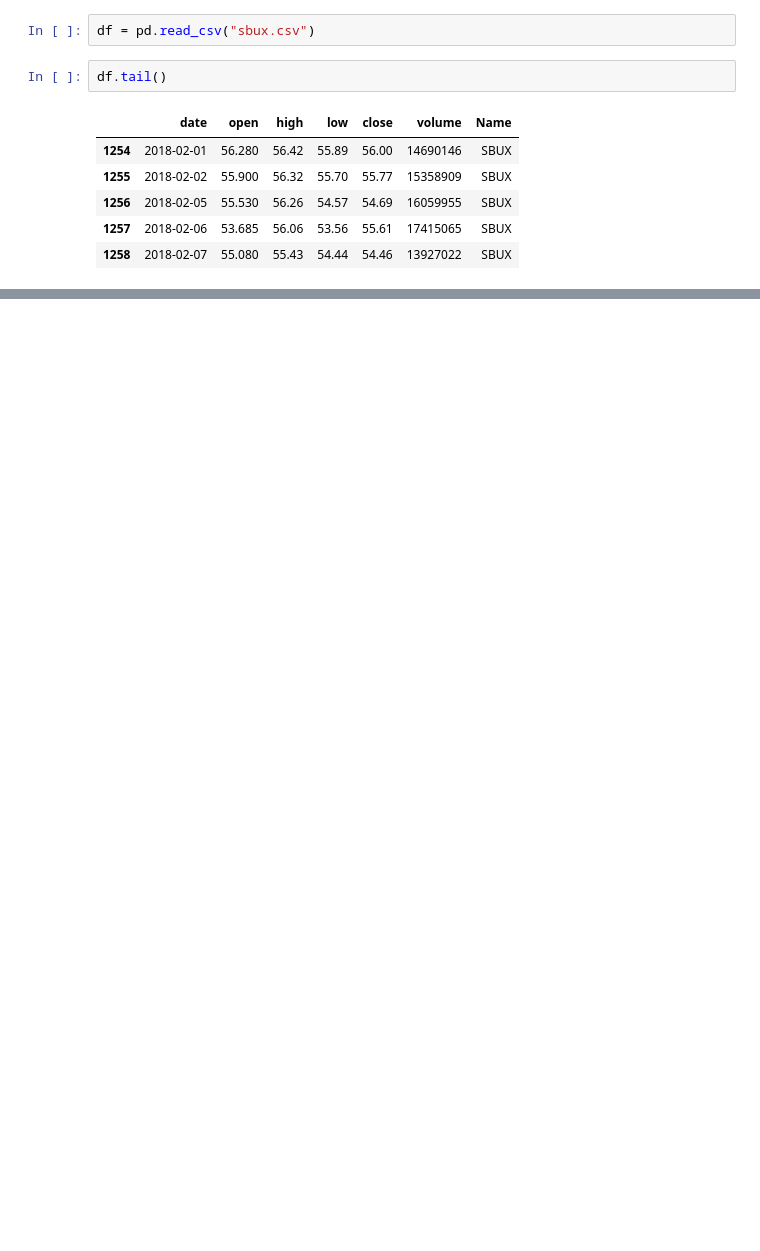
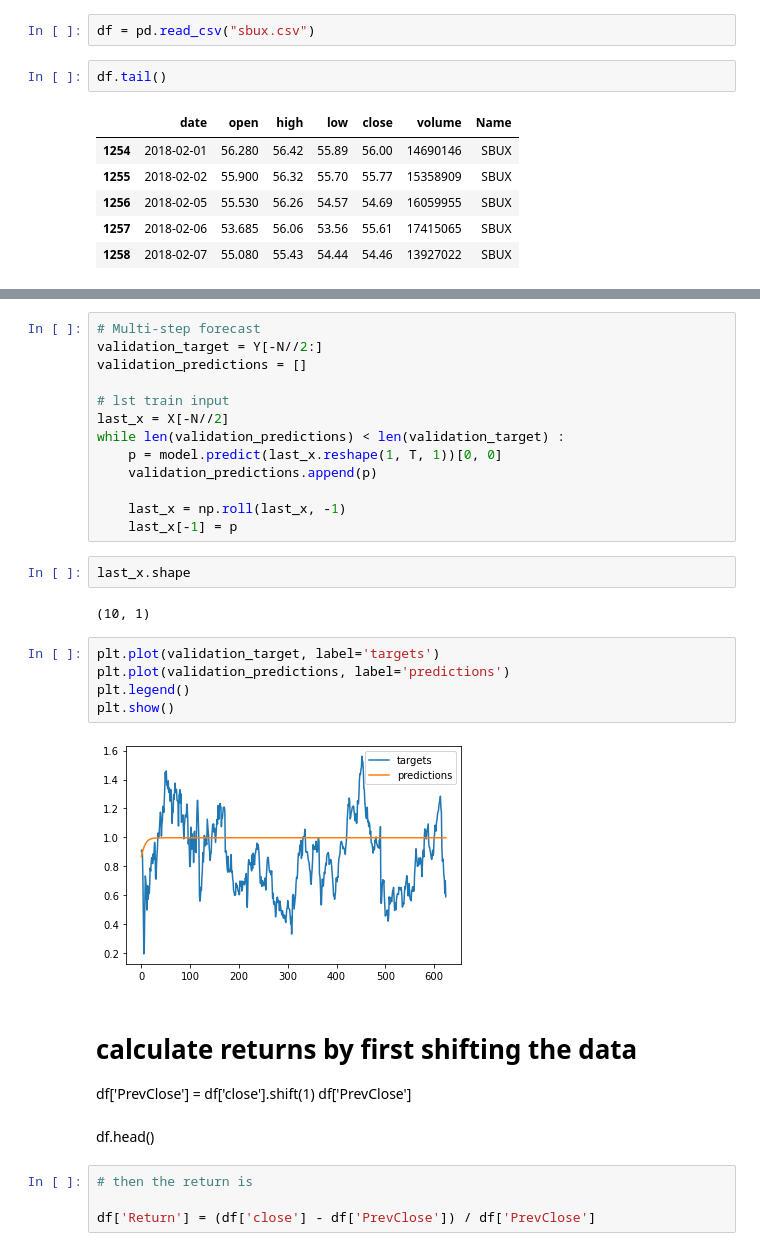
Before and after one commit to sener7106/NLP_study, a Jupyter notebook: 20220317/LSTM_stock.ipynb, the cells around one changed output, grey strips where cells are left out. Cells and saved outputs as stored; diff of their text form; blank space fills up the shorter version.

```diff
--- a/20220317/LSTM_stock.ipynb
+++ b/20220317/LSTM_stock.ipynb
@@ -20,0 +136,34 @@ df.tail()
+# %%
+# Multi-step forecast
+validation_target = Y[-N//2:]
+validation_predictions = []
+
+# lst train input
+last_x = X[-N//2]
+while len(validation_predictions) < len(validation_target) :
+    p = model.predict(last_x.reshape(1, T, 1))[0, 0]
+    validation_predictions.append(p)
+
+    last_x = np.roll(last_x, -1)
+    last_x[-1] = p
+# %%
+last_x.shape
+# %% [output]
+(10, 1)
+# %%
+plt.plot(validation_target, label='targets')
+plt.plot(validation_predictions, label='predictions')
+plt.legend()
+plt.show()
+# %% [output]
+[figure, added]
+# %% [markdown]
+# calculate returns by first shifting the data
+df['PrevClose'] = df['close'].shift(1)
+df['PrevClose']
+# %% [markdown]
+df.head()
+# %%
+# then the return is
+
+df['Return'] = (df['close'] - df['PrevClose']) / df['PrevClose']
```
Also changed, not shown: parts of 33 cells of this notebook.
